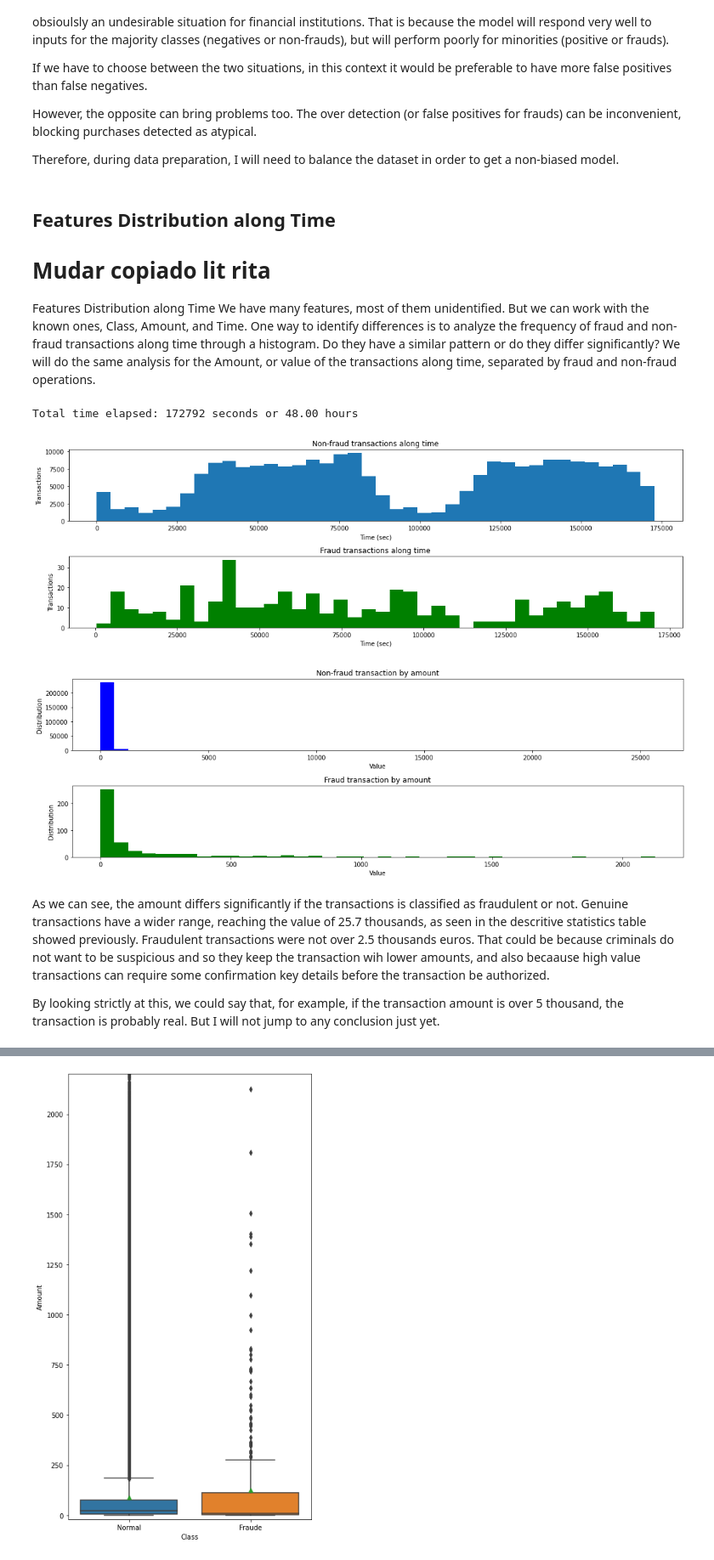
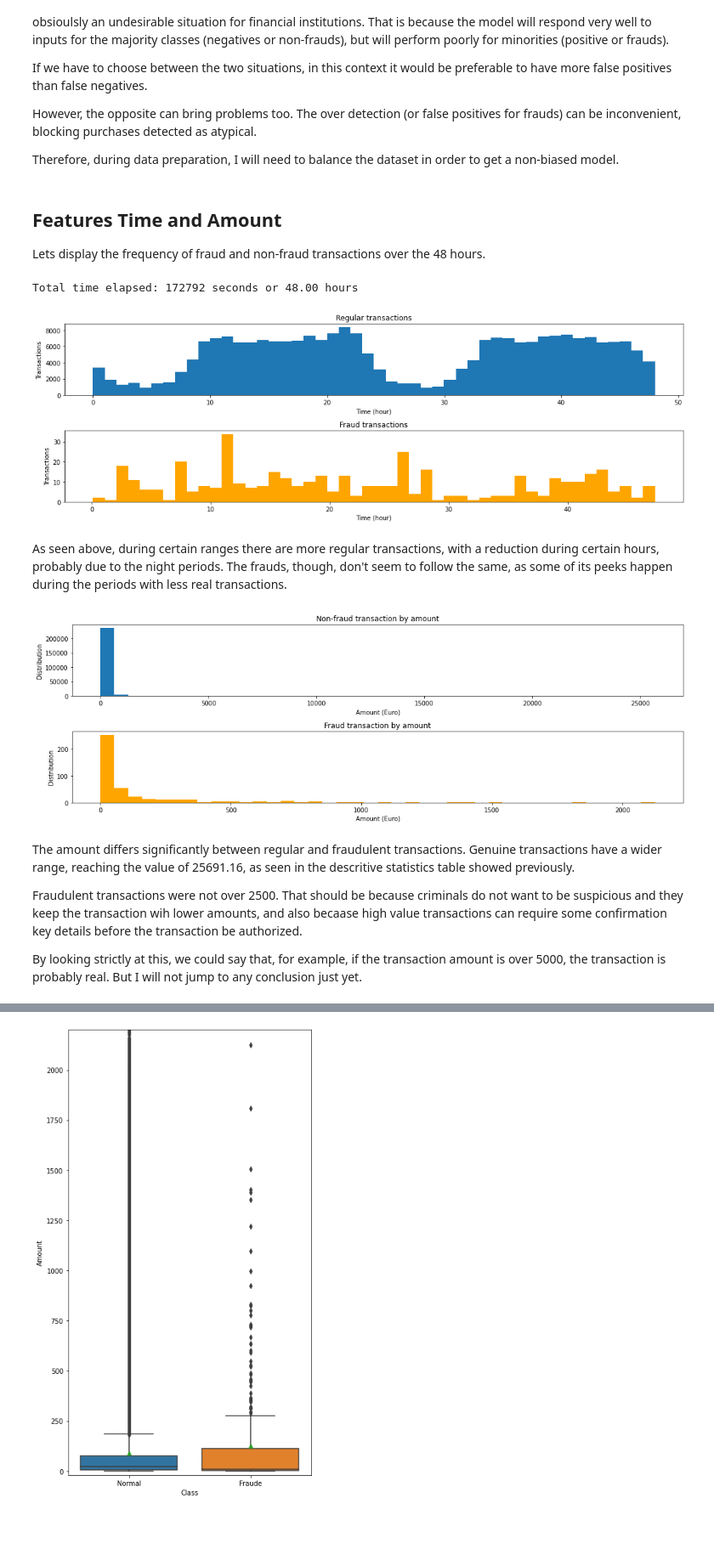
Before and after one commit to Mdrsilva/Credit_Card_Fraud_Detection_Data_Analysis, a Jupyter notebook: Credit_Card_Fraud_Detection.ipynb, the cells around one changed output, grey strips where cells are left out. Shown: that part at 85% size. Cells and saved outputs as stored; diff of their text form; code cells hidden in the pictures; blank space fills up the shorter version.

```diff
--- a/Credit_Card_Fraud_Detection.ipynb
+++ b/Credit_Card_Fraud_Detection.ipynb
@@ -299,60 +300,60 @@ If we have to choose between the two situations, in this context it would be pre
 However, the opposite can bring problems too. The over detection (or false positives for frauds) can be inconvenient, blocking purchases detected as atypical.
 
 Therefore, during data preparation, I will need to balance the dataset in order to get a non-biased model.
-# %% [markdown]
-## **Features Distribution along Time**
-
-# Mudar copiado lit rita
-
-Features Distribution along Time
-We have many features, most of them unidentified. But we can work with the known ones, Class, Amount, and Time. One way to identify differences is to analyze the frequency of fraud and non-fraud transactions along time through a histogram. Do they have a similar pattern or do they differ significantly? We will do the same analysis for the Amount, or value of the transactions along time, separated by fraud and non-fraud operations.
+# %% [markdown]
+## **Features Time and Amount**
+
+Lets display the frequency of fraud and non-fraud transactions over the 48 hours.
 # %%
 print(f"Total time elapsed: {df.Time.max():.0f} seconds or {df.Time.max()/3600:.2f} hours")
 # %% [output]
 Total time elapsed: 172792 seconds or 48.00 hours
 # %%
-# Plotting transactions class along the time
+# Plotting transactions class over time
 fig, (ax1, ax2) = plt.subplots(nrows=2, ncols=1, figsize=(15,5))
 
-df[df.Class==0].Time/60.hist(ax=ax1, label='Non-fraud', bins=40)
+df[df.Class==0].Time.div(3600).hist(ax=ax1, label='Non-fraud', bins=48)
 ax1.grid(False)
-ax1.set_title('Non-fraud transactions along time')
+ax1.set_title('Regular transactions')
 ax1.set_ylabel('Transactions')
-ax1.set_xlabel('Time (sec)')
+ax1.set_xlabel('Time (hour)')
 
-df[df.Class==1].Time/60.hist(ax=ax2, color='green', label='Fraud', bins=40)
+df[df.Class==1].Time.div(3600).hist(ax=ax2, color='orange', label='Fraud', bins=48)
 ax2.grid(False)
-ax2.set_title('Fraud transactions along time')
+ax2.set_title('Fraud transactions')
 ax2.set_ylabel('Transactions')
-ax2.set_xlabel('Time (sec)')
+ax2.set_xlabel('Time (hour)')
 
 plt.tight_layout();
 # %% [output]
-[figure, old version]
+[figure, new version]
+# %% [markdown]
+As seen above, during certain ranges there are more regular transactions, with a reduction during certain hours, probably due to the night periods. The frauds, though, don't seem to follow the same, as some of its peeks happen during the periods with less real transactions.
 # %%
 # Plotting transactions class by amount
 fig, (ax1, ax2) = plt.subplots(nrows=2, ncols=1, figsize=(15,5))
 
-df[df.Class==0].Amount.hist(ax=ax1, color='blue', bins=40)
+df[df.Class==0].Amount.hist(ax=ax1, bins=40)
 ax1.grid(False)
 ax1.set_title('Non-fraud transaction by amount')
 ax1.set_ylabel('Distribution')
-ax1.set_xlabel('Value')
+ax1.set_xlabel('Amount (Euro)')
 
-df[df.Class==1].Amount.hist(ax=ax2, color='green', bins=40)
+df[df.Class==1].Amount.hist(ax=ax2, color='orange', bins=40)
 ax2.grid(False)
 ax2.set_title('Fraud transaction by amount')
 ax2.set_ylabel('Distribution')
-ax2.set_xlabel('Value')
+ax2.set_xlabel('Amount (Euro)')
 
 plt.tight_layout();
 # %% [output]
-[figure, old version]
+[figure, new version]
 # %% [markdown]
-As we can see, the amount differs significantly if the transactions is classified as fraudulent or not. Genuine transactions have a wider range, reaching the value of 25.7 thousands, as seen in the descritive statistics table showed previously.
-Fraudulent transactions were not over 2.5 thousands euros. That could be because criminals do not want to be suspicious and so they keep the transaction wih lower amounts, and also becaause high value transactions can require some confirmation key details before the transaction be authorized.
+The amount differs significantly between regular and fraudulent transactions. Genuine transactions have a wider range, reaching the value of 25691.16, as seen in the descritive statistics table showed previously.
 
-By looking strictly at this, we could say that, for example, if the transaction amount is over 5 thousand, the transaction is probably real. But I will not jump to any conclusion just yet.
+Fraudulent transactions were not over 2500. That should be because criminals do not want to be suspicious and they keep the transaction wih lower amounts, and also becaase high value transactions can require some confirmation key details before the transaction be authorized.
+
+By looking strictly at this, we could say that, for example, if the transaction amount is over 5000, the transaction is probably real. But I will not jump to any conclusion just yet.
 # %% [markdown]
 ## **Checking outliers**
 
```
Also changed, not shown: parts of 4 cells of this notebook.
